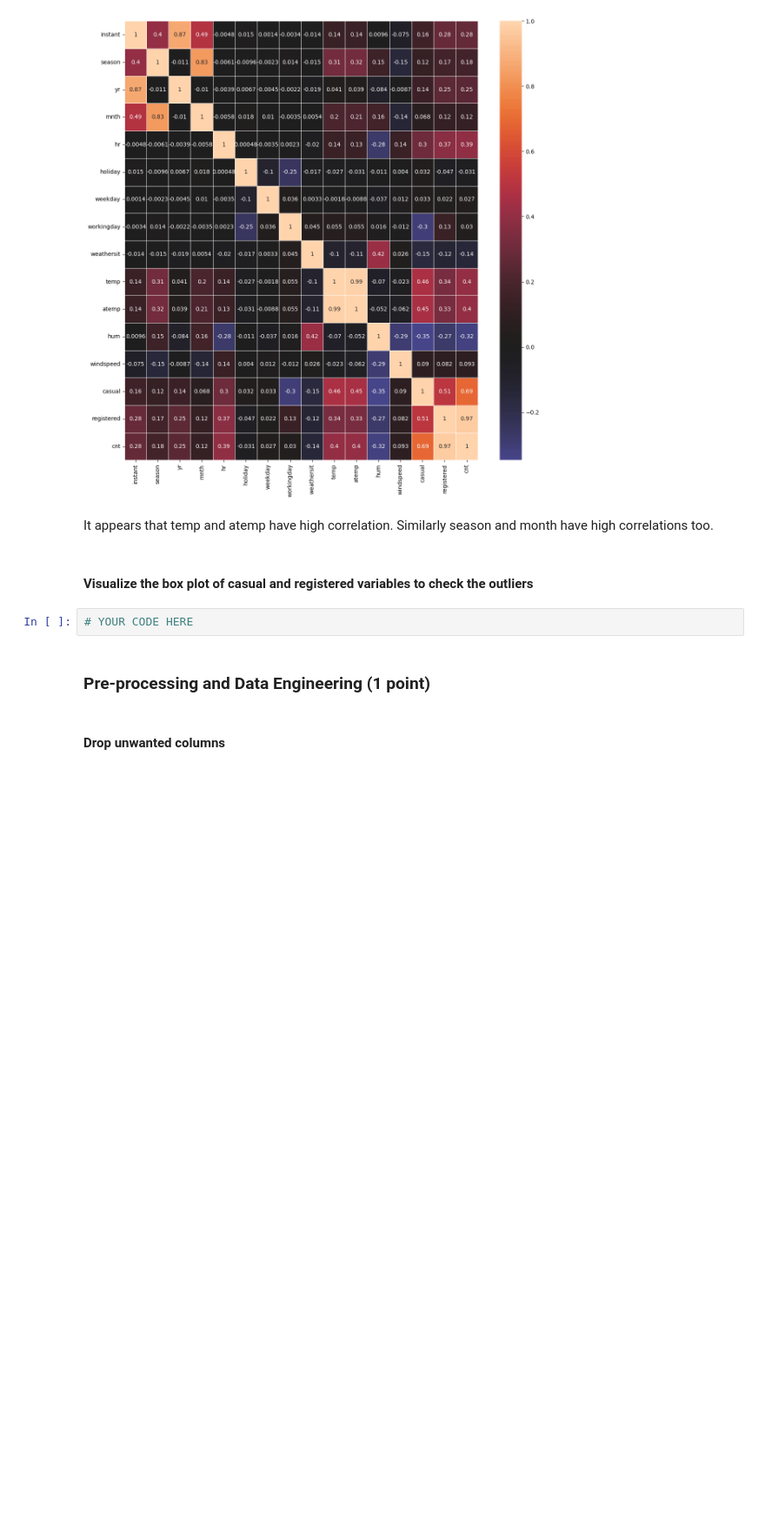
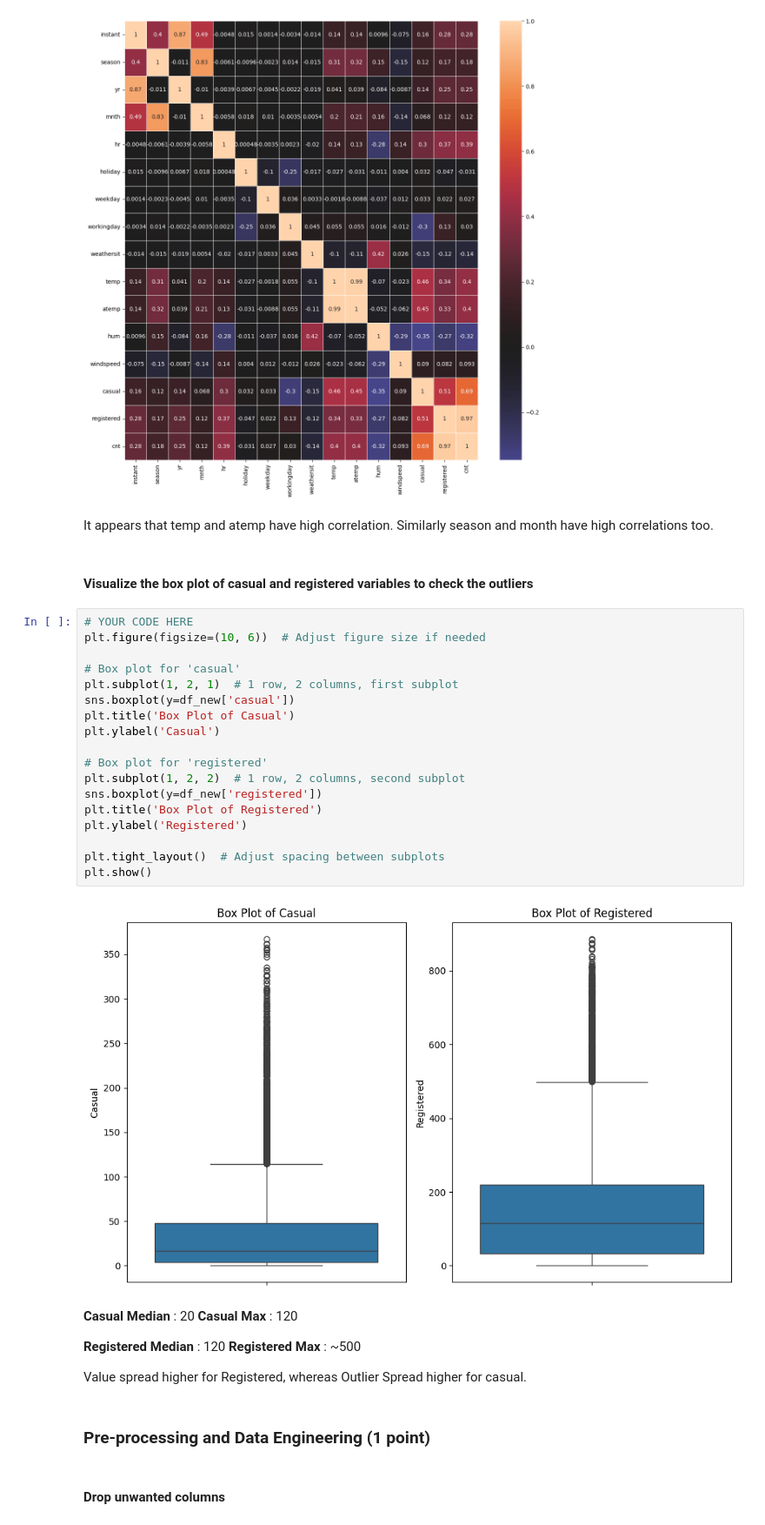
Before and after one commit to techmoksha/iisc-cds-modules, a Jupyter notebook: M2_NB_MiniProject_1_LinearRegression_Regularization.ipynb, the cells around one changed output. Shown: that part at 87% size. Drawn from its saved outputs; the diff is of its cells as text; blank space fills up the shorter version.

```diff
--- a/M2_NB_MiniProject_1_LinearRegression_Regularization.ipynb
+++ b/M2_NB_MiniProject_1_LinearRegression_Regularization.ipynb
@@ -311,8 +346,34 @@ plt.show()
 It appears that temp and atemp have high correlation. Similarly season and month have high correlations too.
 # %% [markdown]
 #### Visualize the box plot of casual and registered variables to check the outliers
-# %%
-# YOUR CODE HERE
+# %%
+# YOUR CODE HERE
+plt.figure(figsize=(10, 6))  # Adjust figure size if needed
+
+# Box plot for 'casual'
+plt.subplot(1, 2, 1)  # 1 row, 2 columns, first subplot
+sns.boxplot(y=df_new['casual'])
+plt.title('Box Plot of Casual')
+plt.ylabel('Casual')
+
+# Box plot for 'registered'
+plt.subplot(1, 2, 2)  # 1 row, 2 columns, second subplot
+sns.boxplot(y=df_new['registered'])
+plt.title('Box Plot of Registered')
+plt.ylabel('Registered')
+
+plt.tight_layout()  # Adjust spacing between subplots
+plt.show()
+# %% [output]
+[figure, added]
+# %% [markdown]
+**Casual Median** : 20
+**Casual Max** : 120
+
+**Registered Median** : 120
+**Registered Max** : ~500
+
+Value spread higher for Registered, whereas Outlier Spread higher for casual.
 # %% [markdown]
 ### Pre-processing and Data Engineering (1 point)
 # %% [markdown]
```
Also changed, not shown: parts of 15 cells of this notebook.
